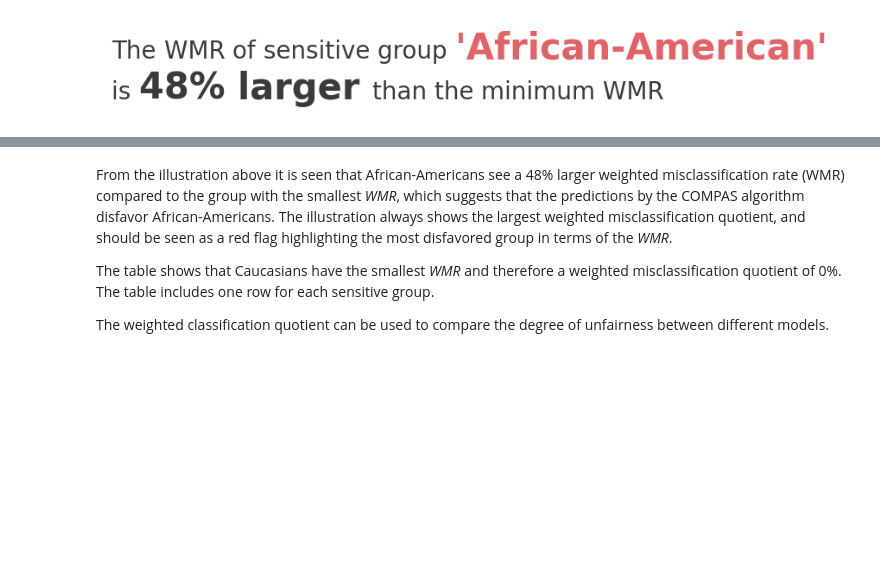
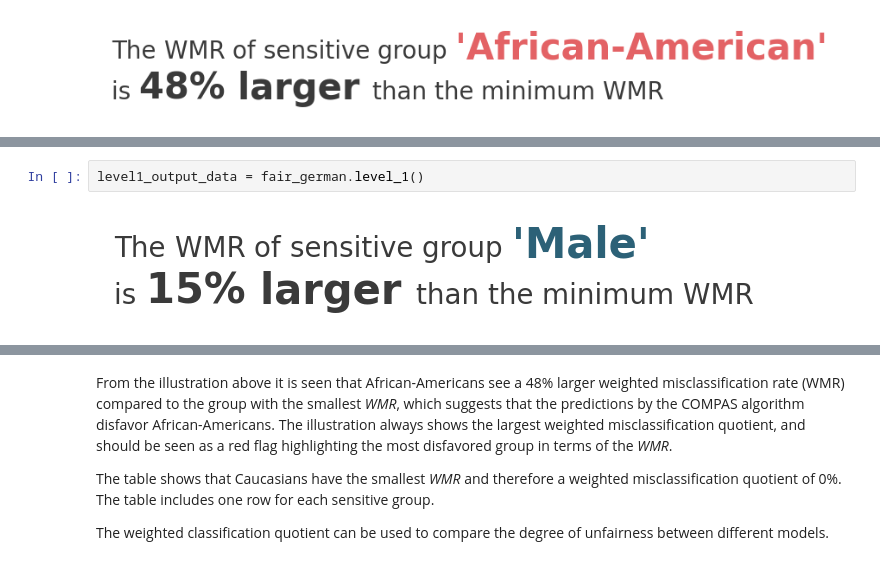
Before and after one commit to Stinth/ResponsibleAI, a Jupyter notebook: Project1/biasbalancer_tutorial copy.ipynb, the cells around one changed output, grey strips where cells are left out. Saved outputs shown, nothing was run; the diff lists cells and outputs as text; blank space fills up the shorter version.

```diff
--- a/Project1/biasbalancer_tutorial copy.ipynb
+++ b/Project1/biasbalancer_tutorial copy.ipynb
@@ -86,3 +124,7 @@ level1_output_data = fair_compas.level_1()
+# %%
+level1_output_data = fair_german.level_1()
+# %% [output]
+[figure, added]
 # %%
 level1_output_data
 # %% [output]
```
Also changed, not shown: parts of 14 cells of this notebook, 17 other files.
